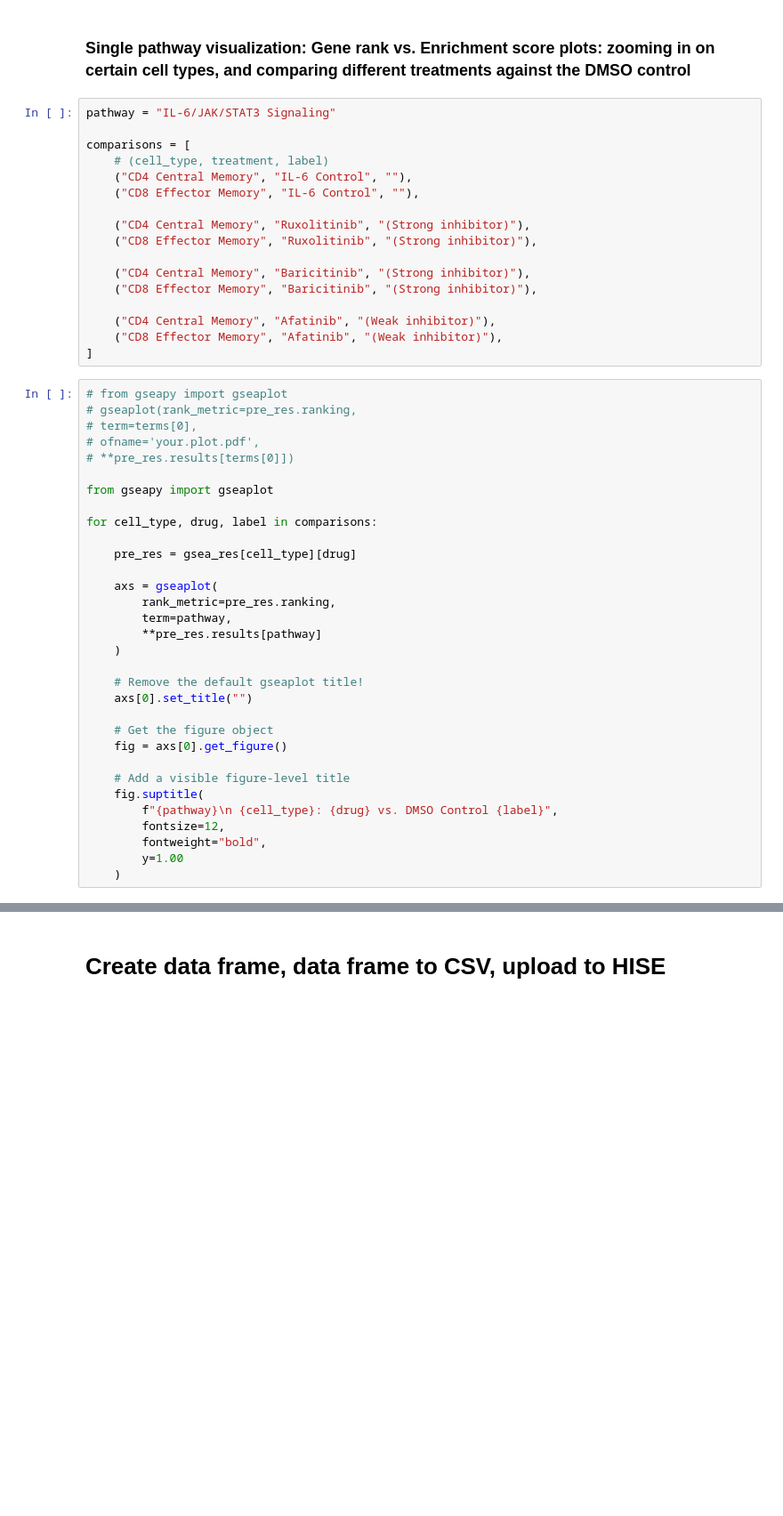
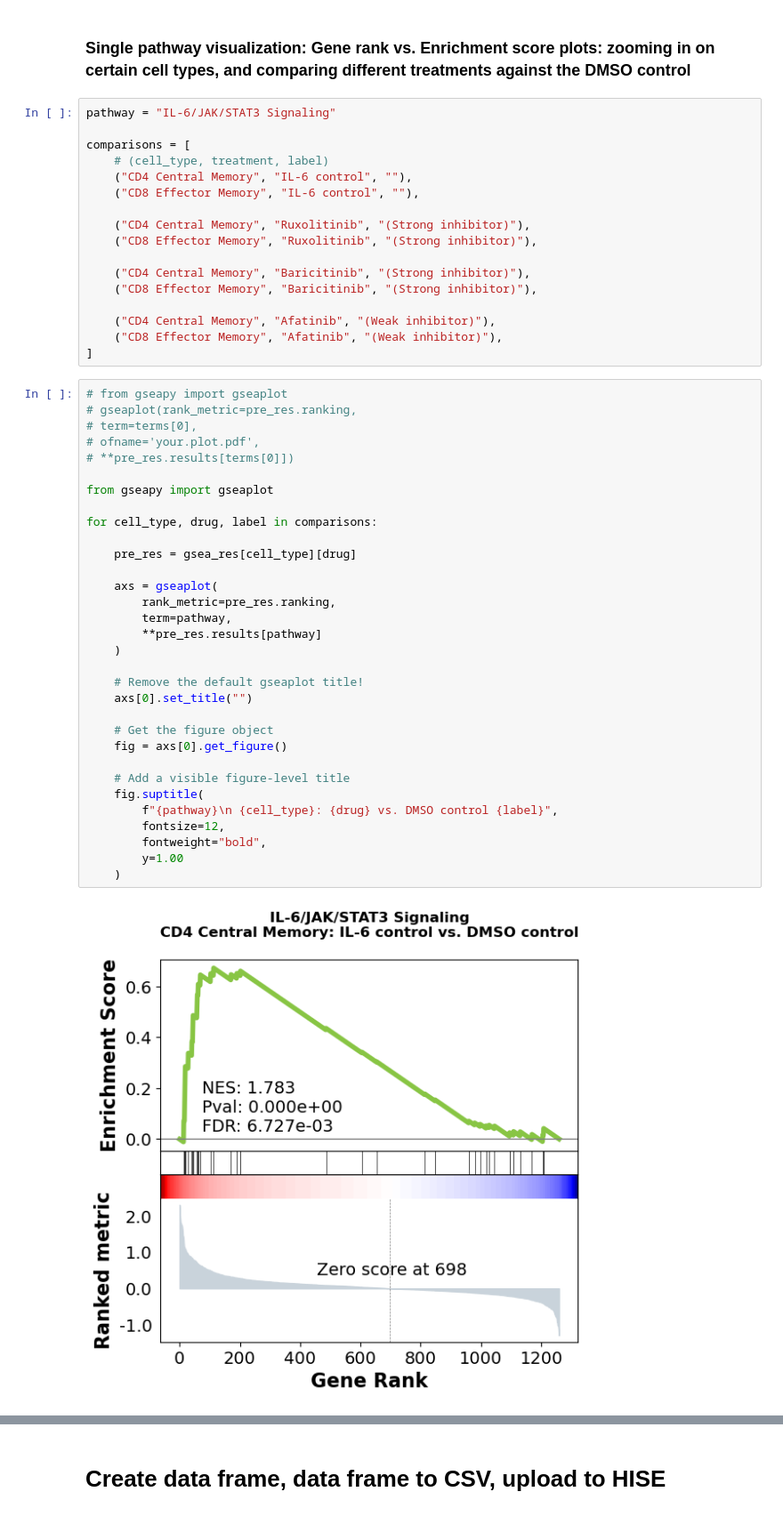
Before and after one commit to coreancutie/JAK-STAT, a Jupyter notebook: gseapy/gseapy_Hallmark_JW.ipynb, the cells around one changed output, grey strips where cells are left out. Shown at 89% size. Saved outputs shown, nothing was run; the diff lists cells and outputs as text; blank space fills up the shorter version.

```diff
--- a/gseapy/gseapy_Hallmark_JW.ipynb
+++ b/gseapy/gseapy_Hallmark_JW.ipynb
@@ -663,8 +681,8 @@ pathway = "IL-6/JAK/STAT3 Signaling"
 
 comparisons = [
     # (cell_type, treatment, label)
-    ("CD4 Central Memory", "IL-6 Control", ""),
-    ("CD8 Effector Memory", "IL-6 Control", ""),
+    ("CD4 Central Memory", "IL-6 control", ""),
+    ("CD8 Effector Memory", "IL-6 control", ""),
 
     ("CD4 Central Memory", "Ruxolitinib", "(Strong inhibitor)"),
     ("CD8 Effector Memory", "Ruxolitinib", "(Strong inhibitor)"),
@@ -679,31 +697,33 @@ comparisons = [
 # from gseapy import gseaplot
 # gseaplot(rank_metric=pre_res.ranking,
 # term=terms[0],
 # ofname='your.plot.pdf',
 # **pre_res.results[terms[0]])
 
 from gseapy import gseaplot
 
 for cell_type, drug, label in comparisons:
 
     pre_res = gsea_res[cell_type][drug]
 
     axs = gseaplot(
         rank_metric=pre_res.ranking,
         term=pathway,
         **pre_res.results[pathway]
     )
 
     # Remove the default gseaplot title!
     axs[0].set_title("")
 
     # Get the figure object
     fig = axs[0].get_figure()
 
     # Add a visible figure-level title
     fig.suptitle(
-        f"{pathway}\n {cell_type}: {drug} vs. DMSO Control {label}",
+        f"{pathway}\n {cell_type}: {drug} vs. DMSO control {label}",
         fontsize=12,
         fontweight="bold",
         y=1.00
     )
+# %% [output]
+[figure, added]
```
Also changed, not shown: parts of 19 cells of this notebook, 4 other files.
